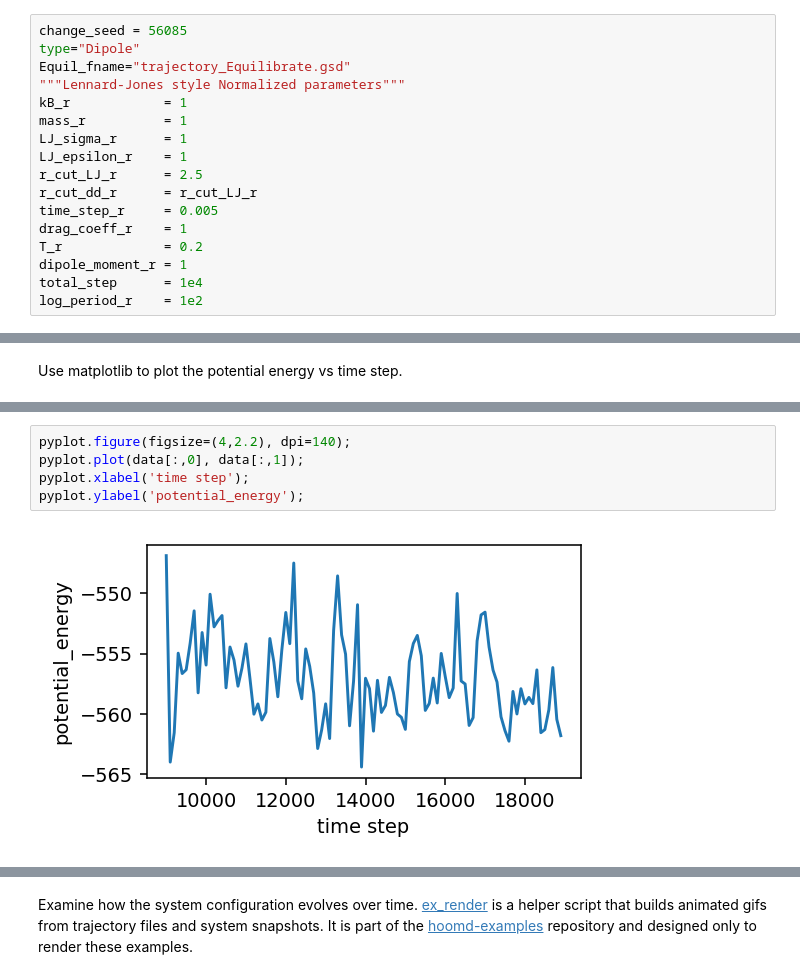
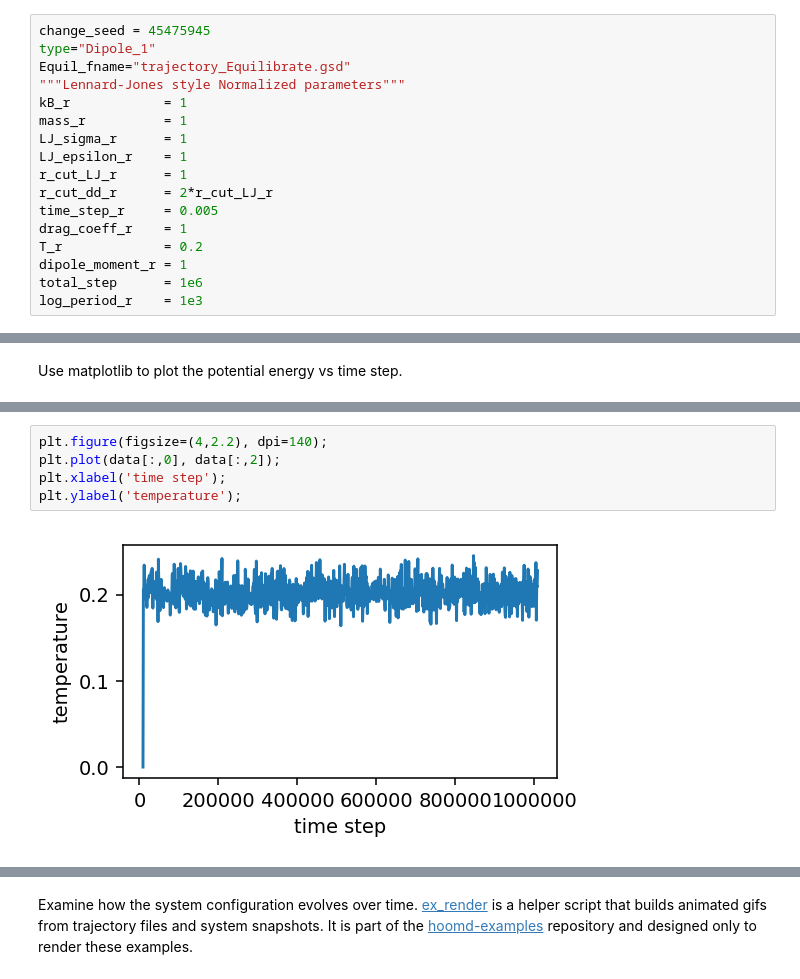
Before and after one commit to yennguyenedalgo/JupyterNotebookProject, a Jupyter notebook: Tutorial - MD - Lennard Jones.ipynb, the cells around one changed output, grey strips where cells are left out. Cells and saved outputs as stored; diff of their text form.

```diff
--- a/Tutorial - MD - Lennard Jones.ipynb
+++ b/Tutorial - MD - Lennard Jones.ipynb
@@ -25,20 +27,20 @@ hoomd.context.initialize("");
 # %%
-change_seed = 56085
-type="Dipole"
+change_seed = 45475945
+type="Dipole_1"
 Equil_fname="trajectory_Equilibrate.gsd"
 """Lennard-Jones style Normalized parameters"""
 kB_r            = 1
 mass_r          = 1
 LJ_sigma_r      = 1
 LJ_epsilon_r    = 1
-r_cut_LJ_r      = 2.5
-r_cut_dd_r      = r_cut_LJ_r
+r_cut_LJ_r      = 1
+r_cut_dd_r      = 2*r_cut_LJ_r
 time_step_r     = 0.005
 drag_coeff_r    = 1
 T_r             = 0.2
 dipole_moment_r = 1
-total_step      = 1e4
-log_period_r    = 1e2
+total_step      = 1e6
+log_period_r    = 1e3
 # %% [markdown]
 Initialize a $n$ by $n$ by $n$ simple cubic lattice of particles. The lattice initializer by default creates all particles named type "A", and with 0 velocity.
 # %%
@@ -141,7 +207,7 @@ Obtain msd, plot msd vs. time, calculate D_theory and D_sim
 # %%
-pyplot.figure(figsize=(4,2.2), dpi=140);
-pyplot.plot(data[:,0], data[:,1]);
-pyplot.xlabel('time step');
-pyplot.ylabel('potential_energy');
+plt.figure(figsize=(4,2.2), dpi=140);
+plt.plot(data[:,0], data[:,2]);
+plt.xlabel('time step');
+plt.ylabel('temperature');
 # %% [output]
-[figure, old version]
+[figure, new version]
```
Also changed, not shown: parts of 29 cells of this notebook.
